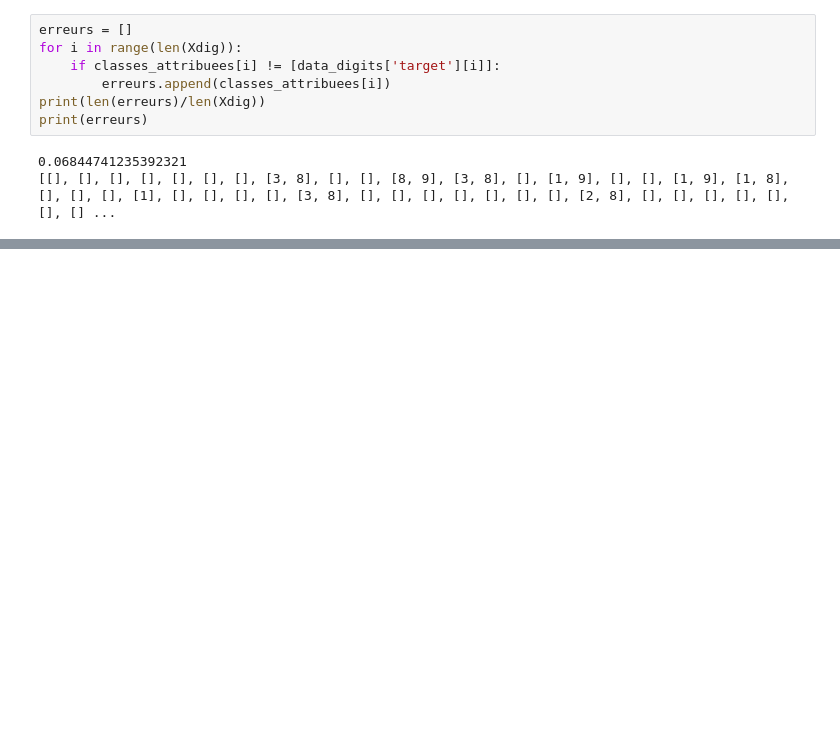
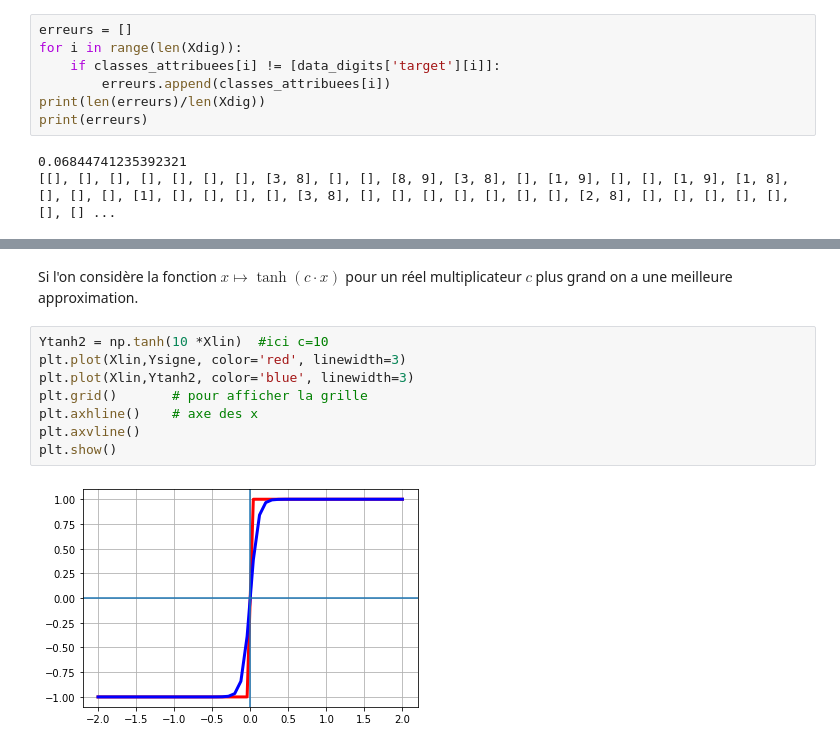
Before and after one commit to DrAlgo/apprentissage_m2_amis, a Jupyter notebook: jupyter/6_perceptron.ipynb, the cells around one changed output, grey strips where cells are left out. Saved outputs shown, nothing was run; the diff lists cells and outputs as text; blank space fills up the shorter version.

```diff
--- a/jupyter/6_perceptron.ipynb
+++ b/jupyter/6_perceptron.ipynb
@@ -713,0 +748,12 @@ print(erreurs)
+# %% [markdown]
+Si l'on considère la fonction $x \mapsto \tanh(c\cdot x)$ pour un réel multiplicateur $c$ plus grand on a une meilleure approximation.
+# %%
+Ytanh2 = np.tanh(10 *Xlin)  #ici c=10
+plt.plot(Xlin,Ysigne, color='red', linewidth=3)
+plt.plot(Xlin,Ytanh2, color='blue', linewidth=3)
+plt.grid()       # pour afficher la grille
+plt.axhline()    # axe des x
+plt.axvline()
+plt.show()
+# %% [output]
+[figure, added]
```
Also changed, not shown: parts of 13 cells of this notebook, 1 other file.
